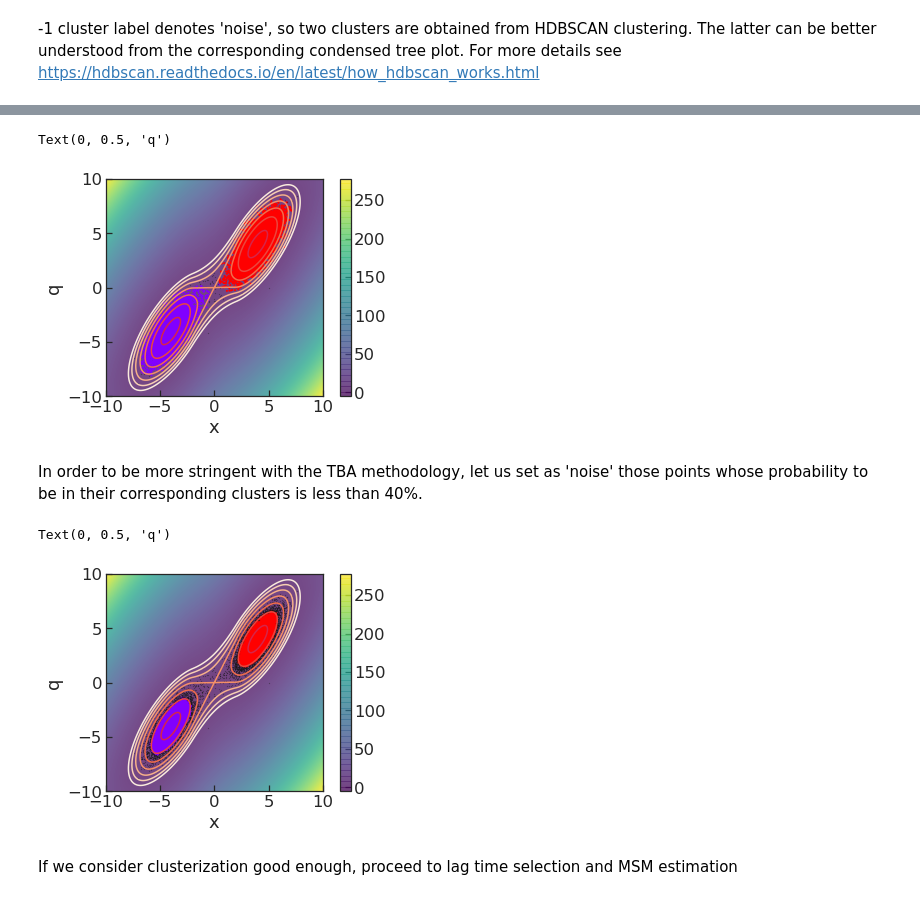
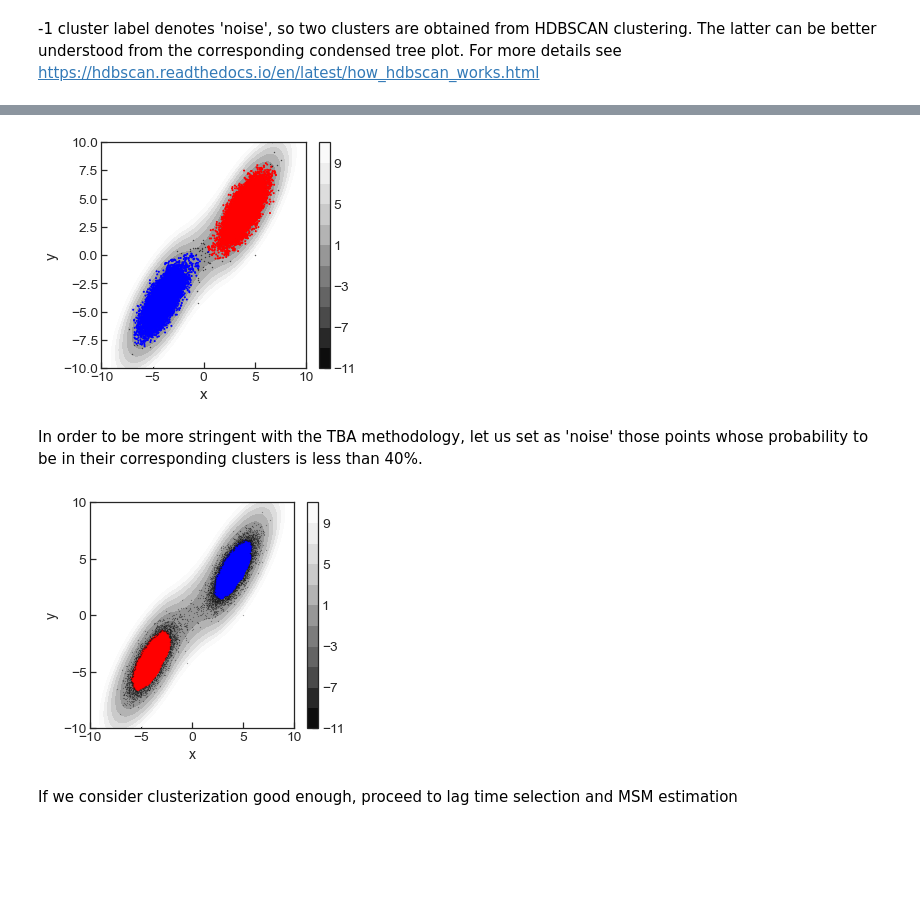
Before and after one commit to BioKT/hdbMSM, a Jupyter notebook: notebooks/cossio_potential.ipynb, the cells around one changed output, grey strips where cells are left out. Drawn from its saved outputs; the diff is of its cells as text; code cells hidden in the pictures; blank space fills up the shorter version.

```diff
--- a/notebooks/cossio_potential.ipynb
+++ b/notebooks/cossio_potential.ipynb
@@ -138,16 +155,17 @@ PCCA(P=array([[0.02933, 0.00279, ..., 0.     , 0.056  ],
 # %%
 pcca_sets = M.metastable_sets
 # %%
-fig, ax = plt.subplots()
-lev = np.arange(-15,5,1.5)
-CS = ax.contour(Xpp, Ypp, mat, levels=lev)
-ax.imshow(mat, extent=[-10, 10, -10, 10], origin='lower',
-           cmap='viridis', alpha=0.5);#RdGy
+fig, ax = plt.subplots(figsize=(4.5, 4))
+CS = ax.contourf(Xpp, Ypp, mat, levels=lev, cmap='Greys_r')
+#ax.imshow(mat, extent=[-10, 10, -10, 10], origin='lower',
+#           cmap='viridis', alpha=0.5);#RdGy
 ax.scatter(cl.clustercenters[pcca_sets[0],0], cl.clustercenters[pcca_sets[0],1], color='red', s=20)
 ax.scatter(cl.clustercenters[pcca_sets[1],0], cl.clustercenters[pcca_sets[1],1], color='blue', s=20)
-im = ax.imshow(mat, extent=[-10, 10, -10, 10], origin='lower',
-           cmap='viridis', alpha=0.5);
-plt.colorbar(im)
-ax.set_xlabel('x')
-ax.set_ylabel('q')
+#im = ax.imshow(mat, extent=[-10, 10, -10, 10], origin='lower',
+#           cmap='viridis', alpha=0.5);
+plt.colorbar(CS)
+ax.set_xlabel('x', fontsize=14)
+ax.set_ylabel('y', fontsize=14)
+plt.tight_layout()
+plt.savefig('../figures/cossio/assign_msm.png', dpi=300, transparent=True)
 # %% [output]
@@ -191,8 +206,3 @@ np.unique(hdb.labels_)
 array([-1,  0,  1])
 # %% [markdown]
 -1 cluster label denotes 'noise', so two clusters are obtained from HDBSCAN clustering. The latter can be better understood from the corresponding condensed tree plot. For more details see https://hdbscan.readthedocs.io/en/latest/how_hdbscan_works.html
-# %%
-import seaborn as sns
-sns.set(style="ticks", color_codes=True, font_scale=1.5)
-sns.set_style({"xtick.direction": "in", "ytick.direction": "in"})
-hdb.condensed_tree_.plot(select_clusters=True, selection_palette=sns.color_palette())
@@ -202,23 +214,18 @@ hdb.condensed_tree_.plot(select_clusters=True, selection_palette=sns.color_palet
 # %%
-fig, ax = plt.subplots()
+fig, ax = plt.subplots(figsize=(4.5, 4))
 assign = hdb.labels_ >= 0
+CS = ax.contourf(Xpp, Ypp, mat, levels=lev, cmap='Greys_r')
 ax.scatter(data[assign,0],data[assign,1], marker='o',
-                cmap='rainbow', s=1, c=hdb.labels_[assign])
+                cmap='bwr', s=1, c=hdb.labels_[assign])
 nassign = hdb.labels_ == -1
 ax.scatter(data[nassign,0],data[nassign,1], marker='.',
-                cmap='rainbow', s=0.1, c='k')
-lev = np.arange(-15,5,1.5)
-CS = ax.contour(Xpp, Ypp, mat, levels=lev)
-ax.imshow(mat, extent=[-10, 10, -10, 10], origin='lower',
-           cmap='viridis', alpha=0.5);#RdGy
-im = ax.imshow(mat, extent=[-10, 10, -10, 10], origin='lower',
-           cmap='viridis', alpha=0.5);#RdGy
-plt.colorbar(im)
+                s=0.5, c='k')
+plt.colorbar(CS)
 ax.set_xlabel('x')
-ax.set_ylabel('q')
+ax.set_ylabel('y')
+plt.tight_layout()
 # %% [output]
-Text(0, 0.5, 'q')
-[figure, old version]
+[figure, new version]
 # %% [markdown]
 In order to be more stringent with the TBA methodology, let us set as 'noise' those points whose probability to be in their corresponding clusters is less than 40%.
 # %%
@@ -228,26 +235,24 @@ for i, x_i in enumerate(hdb.labels_):
 assign = hdb.labels_>= 0
 nassign = hdb.labels_ < 0
 # %%
-fig, ax = plt.subplots()#figsize=(4,4)
+fig, ax = plt.subplots(figsize=(4.5,4))
 # histogram data
+CS = ax.contourf(Xpp, Ypp, mat, levels=lev, cmap='Greys_r')
+plt.colorbar(CS)
+
 assign = hdb.labels_ >= 0
 ax.scatter(data[assign,0],data[assign,1], marker='o',
-                cmap='rainbow', s=1, c=hdb.labels_[assign])
+                cmap='bwr_r', s=1, c=hdb.labels_[assign])
 nassign = hdb.labels_ == -1
 ax.scatter(data[nassign,0],data[nassign,1], marker='.',
-                cmap='rainbow', s=0.1, c='k')
-lev = np.arange(-15,5,1.5)
-CS = ax.contour(Xpp, Ypp, mat, levels=lev)
-ax.imshow(mat, extent=[-10, 10, -10, 10], origin='lower',
-           cmap='viridis', alpha=0.5);#RdGy
-im = ax.imshow(mat, extent=[-10, 10, -10, 10], origin='lower',
-           cmap='viridis', alpha=0.5);#RdGy
-plt.colorbar(im)
-ax.set_xlabel('x')
-ax.set_ylabel('q')
+                cmap='k', s=0.1, c='k')
+ax.set_yticks(range(-10,11,5))
+ax.set_xlabel('x', fontsize=14)
+ax.set_ylabel('y', fontsize=14)
+plt.tight_layout()
+plt.savefig('../figures/cossio/assign_hdb.png', dpi=300, transparent=True)
 # %% [output]
-Text(0, 0.5, 'q')
-[figure, old version]
+[figure, new version]
 # %% [markdown]
 If we consider clusterization good enough, proceed to lag time selection and MSM estimation
 # %%
```
Also changed, not shown: parts of 31 cells of this notebook.
